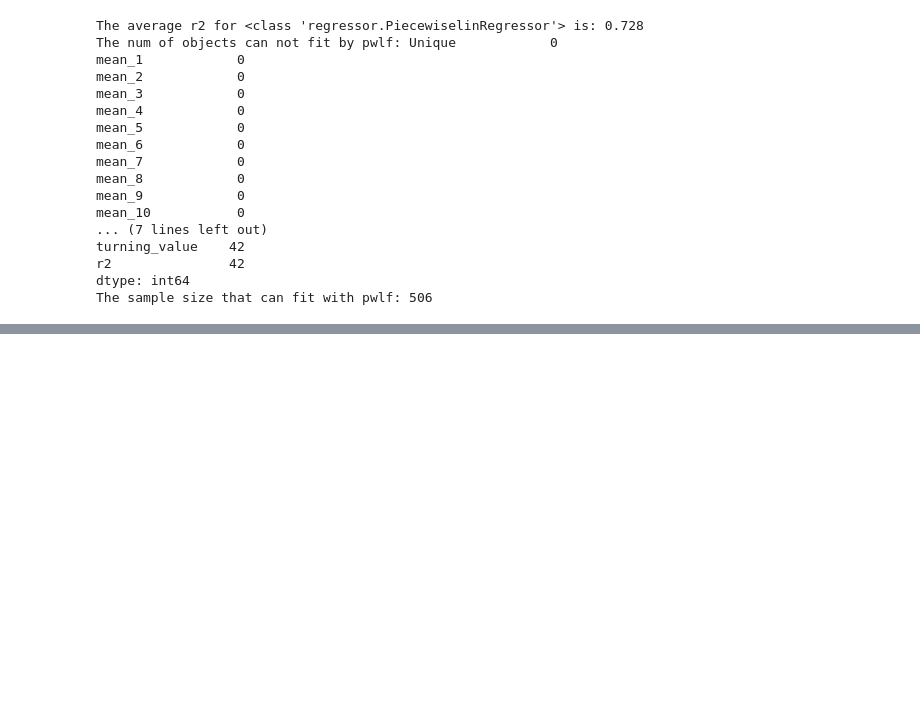
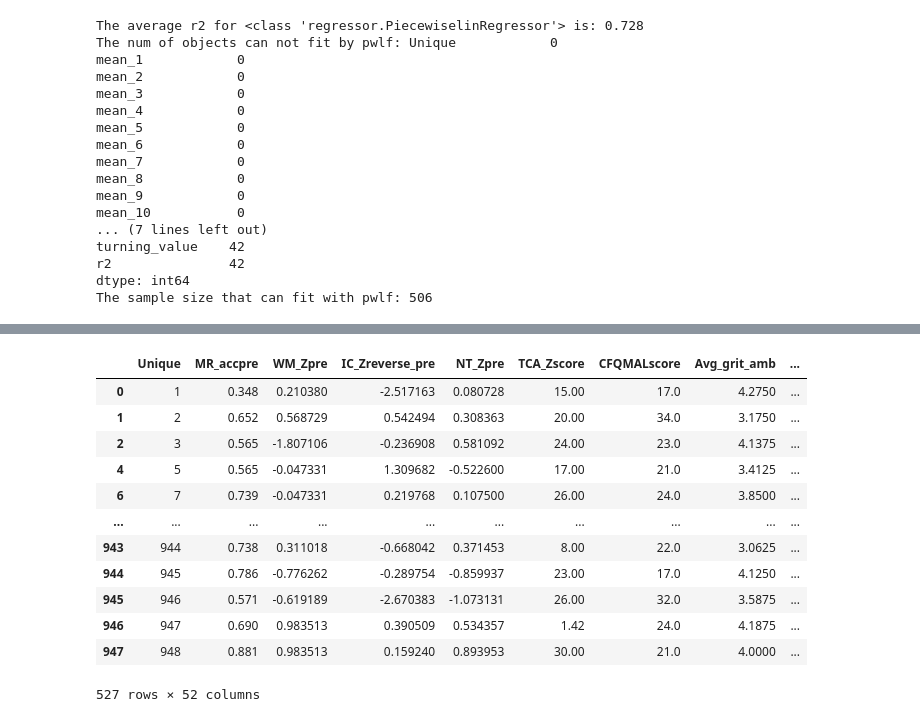
Before and after one commit to YiFeng/IndividualDifference, a Jupyter notebook: indivdiff_ml_pre.ipynb, the cells around one changed output, grey strips where cells are left out. Cells and saved outputs as stored; diff of their text form; code cells hidden in the pictures; blank space fills up the shorter version.

```diff
--- a/indivdiff_ml_pre.ipynb
+++ b/indivdiff_ml_pre.ipynb
@@ -170,0 +191,16 @@ int_test.data['whether_longer'] = int_test.data.apply (lambda row: label_change_
+# %%
+fp_test.data
+# %% [output]
+|  | Unique | MR_accpre | WM_Zpre | IC_Zreverse_pre | NT_Zpre | TCA_Zscore | CFQMALscore | Avg_grit_amb | ... |
+| 0 | 1 | 0.348 | 0.210380 | -2.517163 | 0.080728 | 15.00 | 17.0 | 4.2750 | ... |
+| 1 | 2 | 0.652 | 0.568729 | 0.542494 | 0.308363 | 20.00 | 34.0 | 3.1750 | ... |
+| 2 | 3 | 0.565 | -1.807106 | -0.236908 | 0.581092 | 24.00 | 23.0 | 4.1375 | ... |
+| 4 | 5 | 0.565 | -0.047331 | 1.309682 | -0.522600 | 17.00 | 21.0 | 3.4125 | ... |
+| 6 | 7 | 0.739 | -0.047331 | 0.219768 | 0.107500 | 26.00 | 24.0 | 3.8500 | ... |
+| ... | ... | ... | ... | ... | ... | ... | ... | ... | ... |
+| 943 | 944 | 0.738 | 0.311018 | -0.668042 | 0.371453 | 8.00 | 22.0 | 3.0625 | ... |
+| 944 | 945 | 0.786 | -0.776262 | -0.289754 | -0.859937 | 23.00 | 17.0 | 4.1250 | ... |
+| 945 | 946 | 0.571 | -0.619189 | -2.670383 | -1.073131 | 26.00 | 32.0 | 3.5875 | ... |
+| 946 | 947 | 0.690 | 0.983513 | 0.390509 | 0.534357 | 1.42 | 24.0 | 4.1875 | ... |
+| 947 | 948 | 0.881 | 0.983513 | 0.159240 | 0.893953 | 30.00 | 21.0 | 4.0000 | ... |
+527 rows × 52 columns
```
Also changed, not shown: parts of 15 cells of this notebook, 5 other files.
